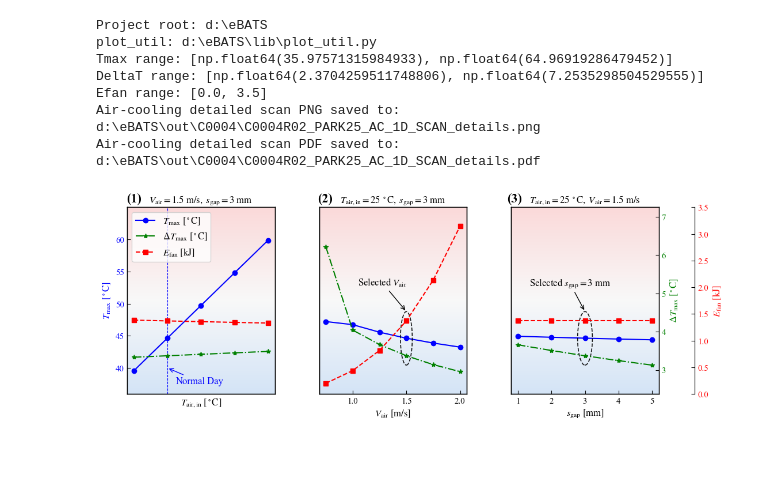
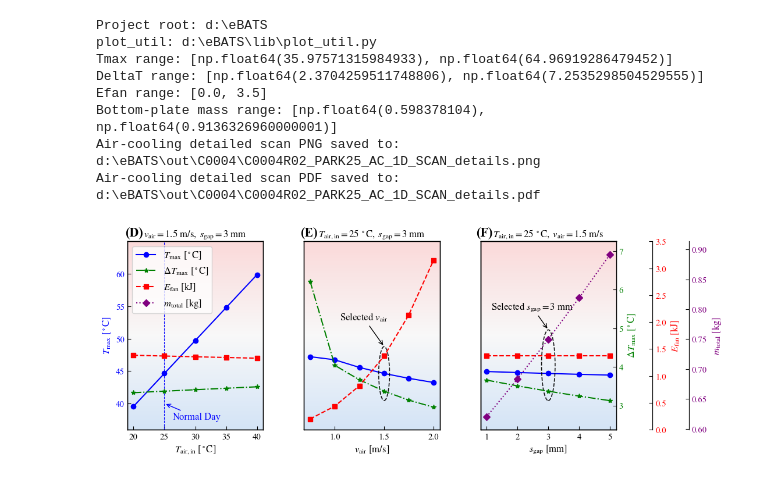
Before and after one commit to sxwd4ever/eBATS, a Jupyter notebook: cases/C0004/C0004R01_PARK25_AC_1D_SCAN_plot.ipynb, the cells around one changed output. Saved outputs shown, nothing was run; the diff lists cells and outputs as text; code cells hidden in the pictures; blank space fills up the shorter version.

Commit message:
update C0004 PARK25 AC parameter scan and plotting

```diff
--- a/cases/C0004/C0004R01_PARK25_AC_1D_SCAN_plot.ipynb
+++ b/cases/C0004/C0004R01_PARK25_AC_1D_SCAN_plot.ipynb
@@ -297,12 +295,10 @@ print("plot_util:", plot_util_file)
 CASE_ID = "C0004"
 
 data_file = os.path.join(root_dir, "data", CASE_ID, "C0004R02_PARK25_AC_1D_SCAN.xlsx")
-sheet_name = "Parameter scan"
-
 if not os.path.exists(data_file):
     raise FileNotFoundError(f"Cannot find scan data: {data_file}")
 
-data = pd.read_excel(data_file, sheet_name=sheet_name)
+data = pd.read_excel(data_file, sheet_name=0)
 
 # ============================================================
 # 3. Plot style
@@ -335,11 +331,12 @@ plt.rcParams.update({
 y1_name = 'Tmax_mission_C'
 y2_name = 'DeltaT_mission_max_C'
 y3_name = 'E_fan_cumulative_kJ'
+y4_name = 'm_bottom_plate_kg'
 
 plot_data = data.copy()
 plot_data[y3_name] = plot_data['E_fan_cumulative_J'] / 1000.0
 
-required_columns = ['V_air_m_s', 'T_air_in_C', 's_gap_mm', y1_name, y2_name, 'E_fan_cumulative_J']
+required_columns = ['V_air_m_s', 'T_air_in_C', 's_gap_mm', y1_name, y2_name, 'E_fan_cumulative_J', y4_name]
 missing_columns = [c for c in required_columns if c not in plot_data.columns]
 
 if missing_columns:
@@ -360,10 +357,12 @@ def get_plot_range(values, padding_ratio=0.08):
 Tbmax_range = get_plot_range(plot_data[y1_name])
 dTbmax_range = get_plot_range(plot_data[y2_name])
 Efan_range = [0.0, 3.5]
+mplate_range = get_plot_range(plot_data[y4_name])
 
 print("Tmax range:", Tbmax_range)
 print("DeltaT range:", dTbmax_range)
 print("Efan range:", Efan_range)
+print("Bottom-plate mass range:", mplate_range)
 
 # ============================================================
 # 6. Curve styles
@@ -372,7 +371,8 @@ print("Efan range:", Efan_range)
 curve_artists = {
     y1_name: dict(color='blue', label=r"$T_\mathrm{max}\ [^\circ \mathrm{C}]$", ls='-', marker='o'),
     y2_name: dict(color='green', label=r"$\Delta T_\mathrm{max}\ [^\circ \mathrm{C}]$", ls='-.', marker='*'),
-    y3_name: dict(color='red', label=r"$E_\mathrm{fan}\ [\mathrm{kJ}]$", ls='--', marker='s')
+    y3_name: dict(color='red', label=r"$E_\mathrm{fan}\ [\mathrm{kJ}]$", ls='--', marker='s'),
+    y4_name: dict(color='purple', label=r"$m_\mathrm{total}\ [\mathrm{kg}]$", ls=':', marker='D')
 }
 
 # ============================================================
@@ -380,7 +380,7 @@ curve_artists = {
 # ============================================================
 
 T_air_selected = 25.0
-V_air_selected = 1.50
+v_air_selected = 1.50
 s_gap_selected = 3.0
 
 # ============================================================
@@ -392,14 +392,14 @@ fig, ax_all = plt.subplots(1, 3, figsize=(12, 4.5))
 # ============================================================
 # Subfigure 1
 # T_air,in sensitivity
-# Fixed V_air = 1.5 m/s and s_gap = 3 mm
+# Fixed v_air = 1.5 m/s and s_gap = 3 mm
 # ============================================================
 
-filtered_data = plot_data[np.isclose(plot_data['V_air_m_s'], V_air_selected) & np.isclose(plot_data['s_gap_mm'], s_gap_selected)].copy()
+filtered_data = plot_data[np.isclose(plot_data['V_air_m_s'], v_air_selected) & np.isclose(plot_data['s_gap_mm'], s_gap_selected)].copy()
 filtered_data = filtered_data.sort_values('T_air_in_C')
 
 if filtered_data.empty:
-    raise ValueError(f"No data found for V_air={V_air_selected} m/s and s_gap={s_gap_selected} mm")
+    raise ValueError(f"No data found for v_air={v_air_selected} m/s and s_gap={s_gap_selected} mm")
 
 x_name = 'T_air_in_C'
 x_label = r'$T_\mathrm{air,in}\ [^\circ \mathrm{C}]$'
@@ -408,11 +408,11 @@ ax_cur = ax_all[0]
 
 ax_cur.plot(filtered_data[x_name], filtered_data[y1_name], **curve_artists[y1_name])
 ax_cur.set_xlabel(x_label)
-ax_cur.set_xticks([0.75, 1.0, 1.25, 1.5, 1.75, 2.0])
+ax_cur.set_xticks([20, 25, 30, 35, 40])
 ax_cur.set_ylabel(curve_artists[y1_name]['label'], color=curve_artists[y1_name]['color'])
 ax_cur.tick_params(axis='y', labelcolor=curve_artists[y1_name]['color'])
 ax_cur.set_ylim(Tbmax_range)
-ax_cur.set_title(rf'$V_\mathrm{{air}}={V_air_selected:g}\ \mathrm{{m/s}},\ s_\mathrm{{gap}}={s_gap_selected:g}\ \mathrm{{mm}}$')
+ax_cur.set_title(rf'$v_\mathrm{{air}}={v_air_selected:g}\ \mathrm{{m/s}},\ s_\mathrm{{gap}}={s_gap_selected:g}\ \mathrm{{mm}}$')
 
 ax2 = ax_cur.twinx()
 ax2.plot(filtered_data[x_name], filtered_data[y2_name], **curve_artists[y2_name])
@@ -451,7 +451,7 @@ lines3, labels3 = ax3.get_legend_handles_labels()
 
 # ============================================================
 # Subfigure 2
-# V_air sensitivity
+# v_air sensitivity
 # Fixed T_air,in = 25 degC and s_gap = 3 mm
 # ============================================================
 
@@ -462,7 +462,7 @@ if filtered_data.empty:
     raise ValueError(f"No data found for T_air_in={T_air_selected} degC and s_gap={s_gap_selected} mm")
 
 x_name = 'V_air_m_s'
-x_label = r'$V_\mathrm{air}\ [\mathrm{m/s}]$'
+x_label = r'$v_\mathrm{air}\ [\mathrm{m/s}]$'
 
 ax_cur = ax_all[1]
 
@@ -485,17 +485,17 @@ ax3.set_yticklabels([])
 ax3.set_yticks([])
 ax3.set_ylim(Efan_range)
 
-selected_velocity_row = filtered_data[np.isclose(filtered_data[x_name], V_air_selected)]
+selected_velocity_row = filtered_data[np.isclose(filtered_data[x_name], v_air_selected)]
 
 if len(selected_velocity_row) == 1:
-    V_target = V_air_selected
+    v_target = v_air_selected
     T1_target = float(selected_velocity_row[y1_name].iloc[0])
     T2_target = float(selected_velocity_row[y2_name].iloc[0])
     T3_target = float(selected_velocity_row[y3_name].iloc[0])
 
-    p1_disp = ax_cur.transData.transform((V_target, T1_target))
-    p2_disp = ax2.transData.transform((V_target, T2_target))
-    p3_disp = ax3.transData.transform((V_target, T3_target))
+    p1_disp = ax_cur.transData.transform((v_target, T1_target))
+    p2_disp = ax2.transData.transform((v_target, T2_target))
+    p3_disp = ax3.transData.transform((v_target, T3_target))
 
     p1_axes = ax_cur.transAxes.inverted().transform(p1_disp)
     p2_axes = ax_cur.transAxes.inverted().transform(p2_disp)
@@ -523,10 +523,10 @@ if len(selected_velocity_row) == 1:
     ))
 
     ax_cur.annotate(
-        r'Selected $V_\mathrm{air}$',
+        r'Selected $v_\mathrm{air}$',
         xy=(ellipse_center_x, ellipse_center_y + 0.5 * ellipse_height),
         xycoords=ax_cur.transAxes,
-        xytext=(V_target - 0.45, T1_target + 0.28 * (Tbmax_range[1] - Tbmax_range[0])),
+        xytext=(v_target - 0.45, T1_target + 0.28 * (Tbmax_range[1] - Tbmax_range[0])),
         textcoords='data',
         fontsize=base_fontsize,
         color='black',
@@ -543,11 +543,11 @@ plot_util.draw_plot_bg_gradient(ax_cur, x0, x1, y0, y1)
 # Fixed T_air,in = 25 degC and V_air = 1.5 m/s
 # ============================================================
 
-filtered_data = plot_data[np.isclose(plot_data['T_air_in_C'], T_air_selected) & np.isclose(plot_data['V_air_m_s'], V_air_selected)].copy()
+filtered_data = plot_data[np.isclose(plot_data['T_air_in_C'], T_air_selected) & np.isclose(plot_data['V_air_m_s'], v_air_selected)].copy()
 filtered_data = filtered_data.sort_values('s_gap_mm')
 
 if filtered_data.empty:
-    raise ValueError(f"No data found for T_air_in={T_air_selected} degC and V_air={V_air_selected} m/s")
+    raise ValueError(f"No data found for T_air_in={T_air_selected} degC and v_air={v_air_selected} m/s")
 
 x_name = 's_gap_mm'
 x_label = r'$s_\mathrm{gap}\ [\mathrm{mm}]$'
@@ -559,7 +559,7 @@ ax_cur.set_xlabel(x_label)
 ax_cur.set_yticklabels([])
 ax_cur.set_yticks([])
 ax_cur.set_ylim(Tbmax_range)
-ax_cur.set_title(rf'$T_\mathrm{{air,in}}={T_air_selected:g}\ ^\circ\mathrm{{C}},\ V_\mathrm{{air}}={V_air_selected:g}\ \mathrm{{m/s}}$')
+ax_cur.set_title(rf'$T_\mathrm{{air,in}}={T_air_selected:g}\ ^\circ\mathrm{{C}},\ v_\mathrm{{air}}={v_air_selected:g}\ \mathrm{{m/s}}$')
 
 ax2 = ax_cur.twinx()
 ax2.plot(filtered_data[x_name], filtered_data[y2_name], **curve_artists[y2_name])
@@ -574,6 +574,14 @@ ax3.set_ylabel(curve_artists[y3_name]['label'], color=curve_artists[y3_name]['co
 ax3.tick_params(axis='y', labelcolor=curve_artists[y3_name]['color'])
 ax3.set_ylim(Efan_range)
 
+# Bottom-plate mass is affected by s_gap, so it is shown only in subfigure (F).
+ax4 = ax_cur.twinx()
+ax4.spines['right'].set_position(('outward', 90))
+ax4.plot(filtered_data[x_name], filtered_data[y4_name], **curve_artists[y4_name])
+ax4.set_ylabel(curve_artists[y4_name]['label'], color=curve_artists[y4_name]['color'])
+ax4.tick_params(axis='y', labelcolor=curve_artists[y4_name]['color'])
+ax4.set_ylim(mplate_range)
+
 selected_gap_row = filtered_data[np.isclose(filtered_data[x_name], s_gap_selected)]
 
 if len(selected_gap_row) == 1:
@@ -581,17 +589,20 @@ if len(selected_gap_row) == 1:
     T1_target = float(selected_gap_row[y1_name].iloc[0])
     T2_target = float(selected_gap_row[y2_name].iloc[0])
     T3_target = float(selected_gap_row[y3_name].iloc[0])
+    T4_target = float(selected_gap_row[y4_name].iloc[0])
 
     p1_disp = ax_cur.transData.transform((gap_target, T1_target))
     p2_disp = ax2.transData.transform((gap_target, T2_target))
     p3_disp = ax3.transData.transform((gap_target, T3_target))
+    p4_disp = ax4.transData.transform((gap_target, T4_target))
 
     p1_axes = ax_cur.transAxes.inverted().transform(p1_disp)
     p2_axes = ax_cur.transAxes.inverted().transform(p2_disp)
     p3_axes = ax_cur.transAxes.inverted().transform(p3_disp)
+    p4_axes = ax_cur.transAxes.inverted().transform(p4_disp)
 
-    x_vals = [p1_axes[0], p2_axes[0], p3_axes[0]]
-    y_vals = [p1_axes[1], p2_axes[1], p3_axes[1]]
+    x_vals = [p1_axes[0], p2_axes[0], p3_axes[0], p4_axes[0]]
+    y_vals = [p1_axes[1], p2_axes[1], p3_axes[1], p4_axes[1]]
 
     ellipse_center_x = 0.5 * (min(x_vals) + max(x_vals))
     ellipse_center_y = 0.5 * (min(y_vals) + max(y_vals))
@@ -615,7 +626,7 @@ if len(selected_gap_row) == 1:
         r'Selected $s_\mathrm{gap}=3\ \mathrm{mm}$',
         xy=(ellipse_center_x, ellipse_center_y + 0.5 * ellipse_height),
         xycoords=ax_cur.transAxes,
-        xytext=(gap_target - 1.65, T1_target + 0.28 * (Tbmax_range[1] - Tbmax_range[0])),
+        xytext=(gap_target - 1.85, T1_target + 0.34 * (Tbmax_range[1] - Tbmax_range[0])),
         textcoords='data',
         fontsize=base_fontsize,
         color='black',
@@ -626,15 +637,17 @@ x0, x1 = ax_cur.get_xlim()
 y0, y1 = ax_cur.get_ylim()
 plot_util.draw_plot_bg_gradient(ax_cur, x0, x1, y0, y1)
 
+lines4, labels4 = ax4.get_legend_handles_labels()
+
 # ============================================================
 # 9. Subfigure labels
 # ============================================================
 
-panel_labels = ["(1)", "(2)", "(3)"]
+panel_labels = ["(D)", "(E)", "(F)"]
 panel_label_artists = [ax_cur.text(0.0, 1.01, panel_label, transform=ax_cur.transAxes, ha="left", va="bottom", fontsize=16, fontweight="bold", fontfamily="Times New Roman", clip_on=False) for ax_cur, panel_label in zip(ax_all, panel_labels)]
 fig.canvas.draw()
 renderer = fig.canvas.get_renderer()
-PANEL_LABEL_GAP_PT = 16.0  # Horizontal gap between (1)/(2)/(3) and the title; increase this value if more spacing is desired
+PANEL_LABEL_GAP_PT = 16.0  # Horizontal gap between (D)/(E)/(F) and the title; increase this value if more spacing is desired
 panel_label_gap_px = PANEL_LABEL_GAP_PT * fig.dpi / 72.0
 for ax_cur, panel_label_artist in zip(ax_all, panel_label_artists):
     title_bbox = ax_cur.title.get_window_extent(renderer=renderer)
@@ -648,40 +661,41 @@ fig.canvas.draw()
 # 10. Shared legend
 # ============================================================
 
-lines_all = lines1 + lines2 + lines3
-labels_all = labels1 + labels2 + labels3
+lines_all = lines1 + lines2 + lines3 + lines4
+labels_all = labels1 + labels2 + labels3 + labels4
 
 ax_all[0].legend(lines_all, labels_all, loc='upper left', ncol=1)
 
 # ============================================================
 # 11. Figure spacing
 # ============================================================
 
-fig.subplots_adjust(left=0.07, right=0.84, bottom=0.16, top=0.88, wspace=0.30)
+fig.subplots_adjust(left=0.07, right=0.77, bottom=0.16, top=0.88, wspace=0.30)
 
 # ============================================================
 # 12. Save PNG and PDF
 # ============================================================
 
 output_folder = os.path.join(root_dir, "out", CASE_ID)
 os.makedirs(output_folder, exist_ok=True)
 
 output_file_png = os.path.join(output_folder, "C0004R02_PARK25_AC_1D_SCAN_details.png")
 output_file_pdf = os.path.join(output_folder, "C0004R02_PARK25_AC_1D_SCAN_details.pdf")
 
 fig.savefig(output_file_png, dpi=300, bbox_inches='tight')
 fig.savefig(output_file_pdf, format='pdf', bbox_inches='tight')
 
 print("Air-cooling detailed scan PNG saved to:", output_file_png)
 print("Air-cooling detailed scan PDF saved to:", output_file_pdf)
 
 plt.show()
 # %% [output]
 Project root: d:\eBATS
 plot_util: d:\eBATS\lib\plot_util.py
 Tmax range: [np.float64(35.97571315984933), np.float64(64.96919286479452)]
 DeltaT range: [np.float64(2.3704259511748806), np.float64(7.2535298504529555)]
 Efan range: [0.0, 3.5]
+Bottom-plate mass range: [np.float64(0.598378104), np.float64(0.9136326960000001)]
 Air-cooling detailed scan PNG saved to: d:\eBATS\out\C0004\C0004R02_PARK25_AC_1D_SCAN_details.png
 Air-cooling detailed scan PDF saved to: d:\eBATS\out\C0004\C0004R02_PARK25_AC_1D_SCAN_details.pdf
-[figure, old version]
+[figure, new version]
```
Also changed, not shown: parts of 1 cell of this notebook, 1 other file.
